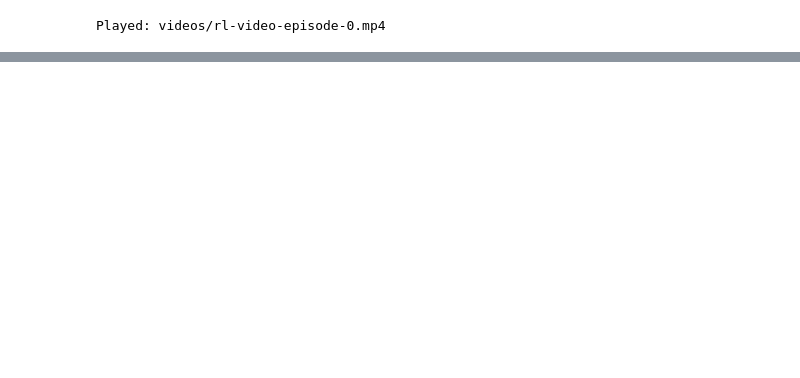
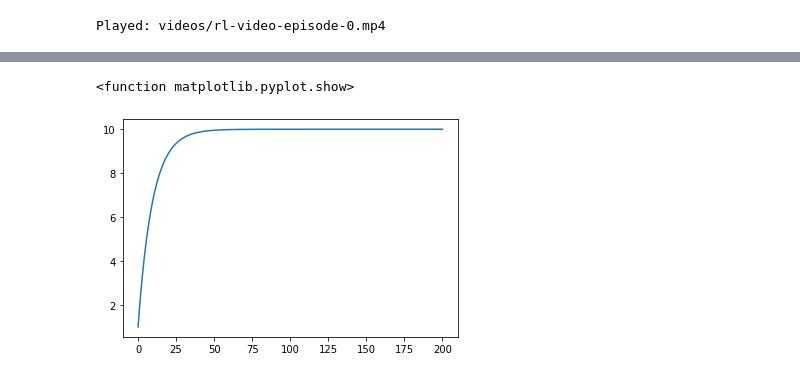
Before and after one commit to alicexli/ai-webdev, a Jupyter notebook: lessons/lesson-04/lesson-04.alicexli.ipynb, the cells around one changed output, grey strips where cells are left out. Saved outputs shown, nothing was run; the diff lists cells and outputs as text; code cells hidden in the pictures; blank space fills up the shorter version.

```diff
--- a/lessons/lesson-04/lesson-04.alicexli.ipynb
+++ b/lessons/lesson-04/lesson-04.alicexli.ipynb
@@ -566,0 +594,14 @@ Played: videos/rl-video-episode-0.mp4
+# %%
+x = np.linspace(0, 200, 201)
+y = 0
+gamma = 0.9
+ys = []
+for currX in x:
+  y+=gamma ** currX
+  ys.append(y)
+
+plt.plot(x, ys)
+plt.show
+# %% [output]
+<function matplotlib.pyplot.show>
+[figure, added]
```
Also changed, not shown: parts of 7 cells of this notebook.
